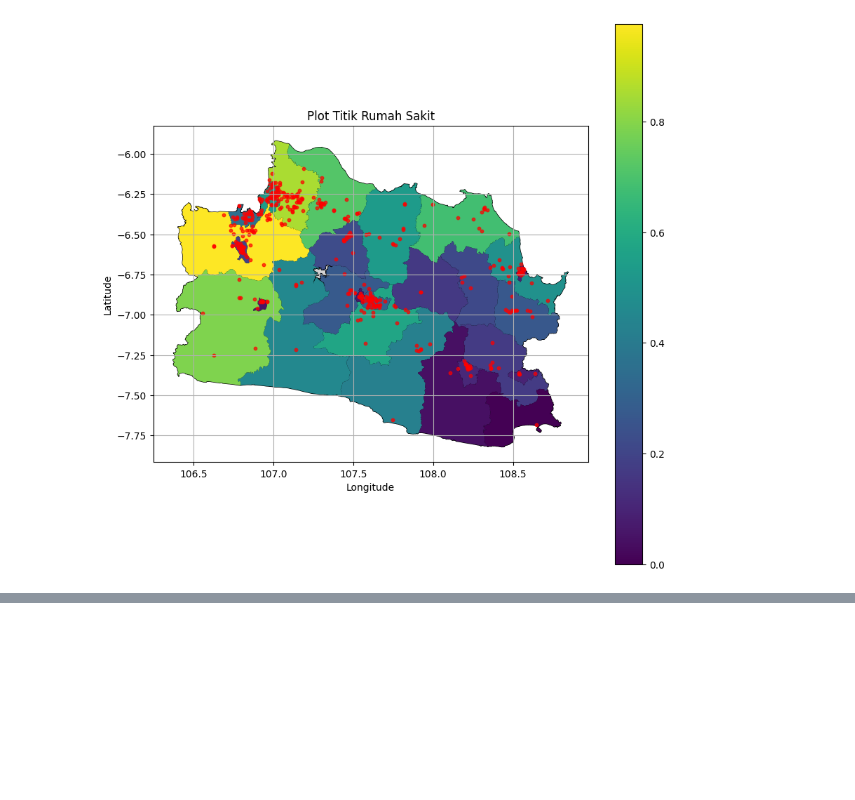
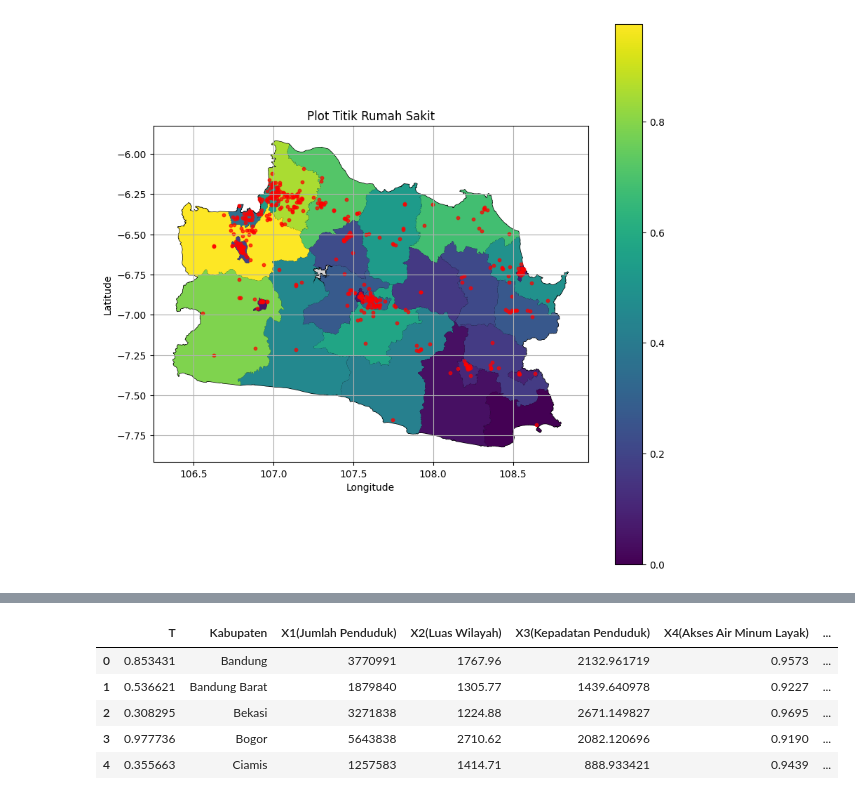
Before and after one commit to DAFFAYORIKO/Proposal-ANN, a Jupyter notebook: Code_Proposal.ipynb, the cells around one changed output, grey strips where cells are left out. Cells and saved outputs as stored; diff of their text form; code cells hidden in the pictures; blank space fills up the shorter version.

```diff
--- a/Code_Proposal.ipynb
+++ b/Code_Proposal.ipynb
@@ -460,0 +523,11 @@ plt.show()
+# %%
+# Membuat dataframe untuk menggunakan korelasi pearson
+DataPearson = pd.concat([Data_Kota["T"], DataIndependen], axis=1)
+DataPearson.head()
+# %% [output]
+|  | T | Kabupaten | X1(Jumlah Penduduk) | X2(Luas Wilayah) | X3(Kepadatan Penduduk) | X4(Akses Air Minum Layak) | ... |
+| 0 | 0.853431 | Bandung | 3770991 | 1767.96 | 2132.961719 | 0.9573 | ... |
+| 1 | 0.536621 | Bandung Barat | 1879840 | 1305.77 | 1439.640978 | 0.9227 | ... |
+| 2 | 0.308295 | Bekasi | 3271838 | 1224.88 | 2671.149827 | 0.9695 | ... |
+| 3 | 0.977736 | Bogor | 5643838 | 2710.62 | 2082.120696 | 0.9190 | ... |
+| 4 | 0.355663 | Ciamis | 1257583 | 1414.71 | 888.933421 | 0.9439 | ... |
```
Also changed, not shown: parts of 4 cells of this notebook.
